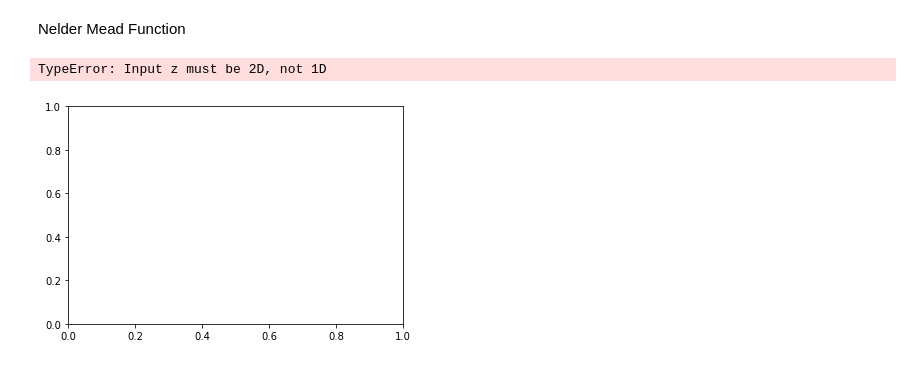
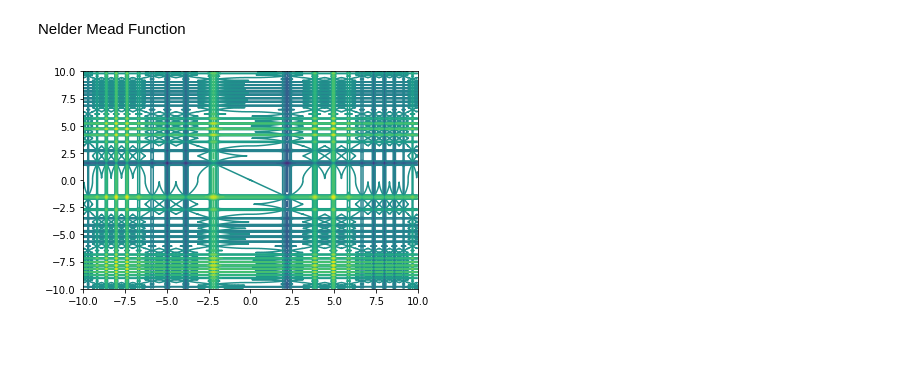
Before and after one commit to zapasek1/Optimalization_methods, a Jupyter notebook: MichalewiczFunction.ipynb, the cells around one changed output. Cells and saved outputs as stored; diff of their text form; code cells hidden in the pictures.

Commit message:
2D Plot works

```diff
--- a/MichalewiczFunction.ipynb
+++ b/MichalewiczFunction.ipynb
@@ -36,16 +36,15 @@ def f(v):
    return -1 * ( (np.sin(v[0]) * np.sin((1 * v[0]**2) / np.pi)**20) + \
             (np.sin(v[1]) * np.sin((2 * v[1]**2) / np.pi)**20) )
 # %%
-X, Y = np.meshgrid(np.linspace(-5, 5, 2000),
-                   np.linspace(-5, 5, 2000))
+X, Y = np.meshgrid(np.linspace(-10, 10, 2000),
+                   np.linspace(-10, 10, 2000))
 
 Z = f([X,Y])
 
 plt.contour(X, Y, Z, levels = 20)
 plt.show()
 # %% [output]
-TypeError: Input z must be 2D, not 1D
-[figure, old version]
+[figure, new version]
 # %%
 def i_trg(x, y, c):
     x1 = x + c
```
Also changed, not shown: parts of 2 cells of this notebook.
